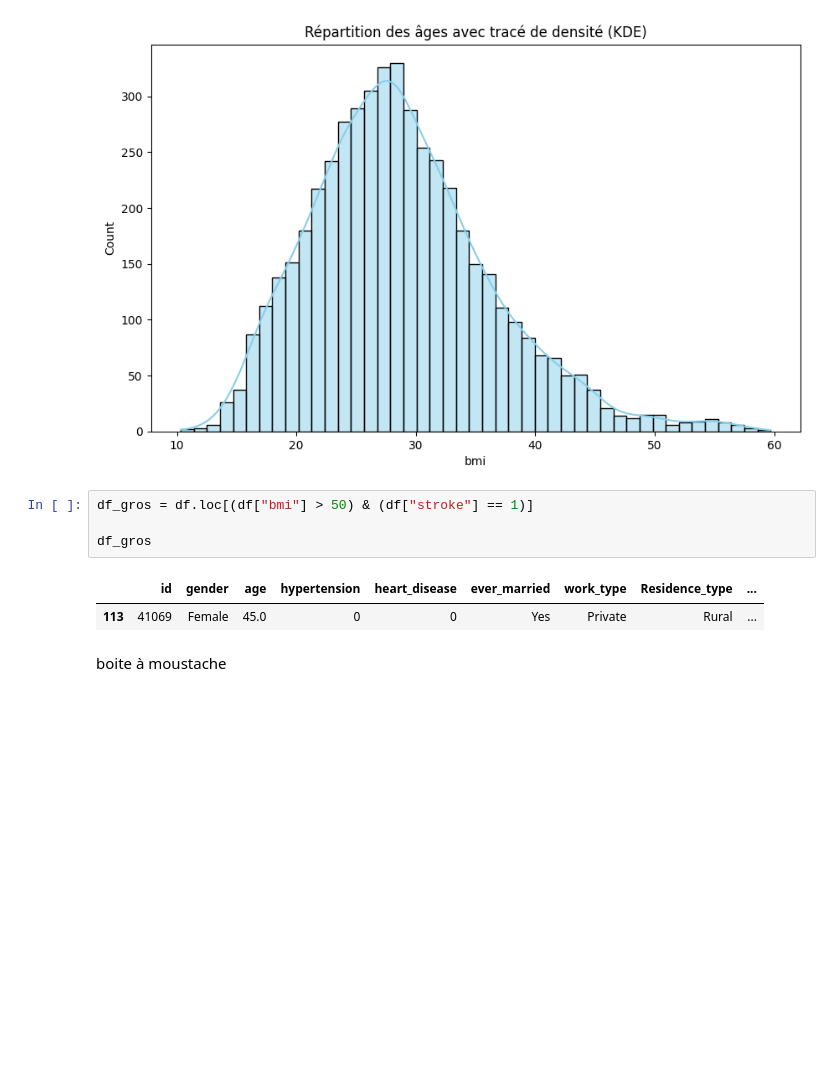
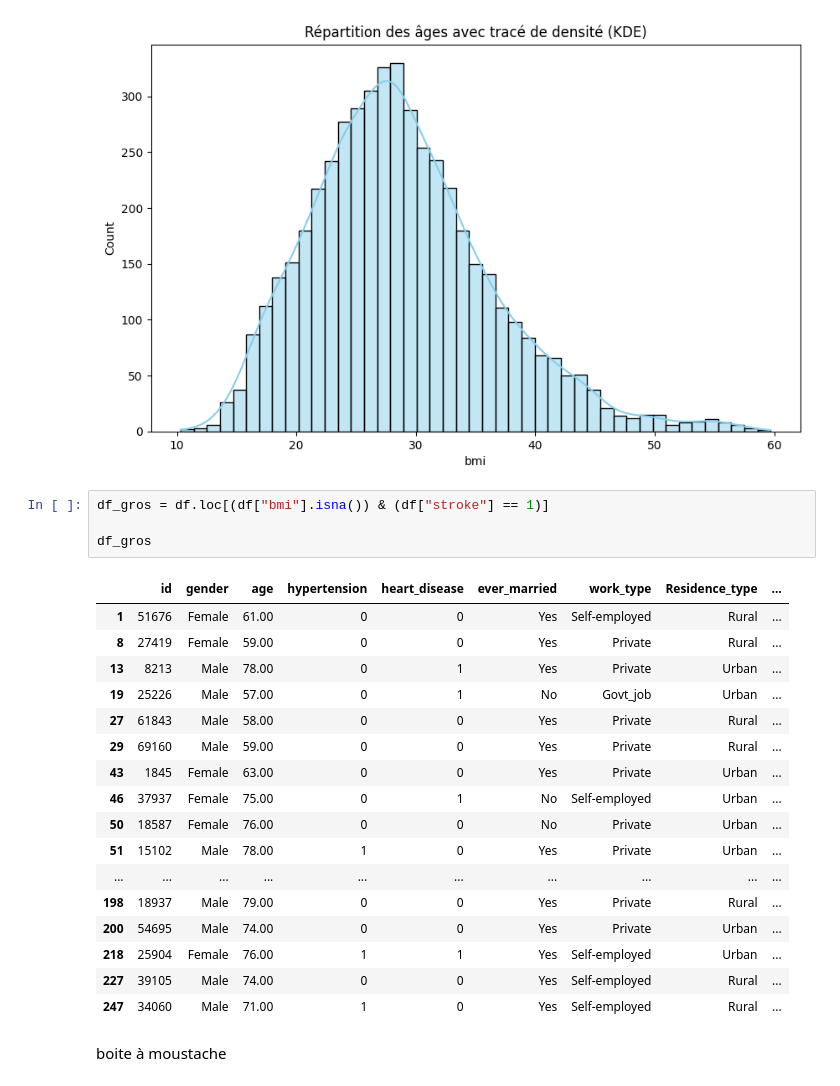
Before and after one commit to Antho-SJ/strocke-alert, a Jupyter notebook: Code/Modele.ipynb, the cells around one changed output. Saved outputs shown, nothing was run; the diff lists cells and outputs as text; blank space fills up the shorter version.

```diff
--- a/Code/Modele.ipynb
+++ b/Code/Modele.ipynb
@@ -292,12 +292,27 @@ plt.show()
 # %% [output]
 [figure]
 # %%
-df_gros = df.loc[(df["bmi"] > 50) & (df["stroke"] == 1)]
+df_gros = df.loc[(df["bmi"].isna()) & (df["stroke"] == 1)]
 
 df_gros
 # %% [output]
 |  | id | gender | age | hypertension | heart_disease | ever_married | work_type | Residence_type | ... |
-| 113 | 41069 | Female | 45.0 | 0 | 0 | Yes | Private | Rural | ... |
+| 1 | 51676 | Female | 61.00 | 0 | 0 | Yes | Self-employed | Rural | ... |
+| 8 | 27419 | Female | 59.00 | 0 | 0 | Yes | Private | Rural | ... |
+| 13 | 8213 | Male | 78.00 | 0 | 1 | Yes | Private | Urban | ... |
+| 19 | 25226 | Male | 57.00 | 0 | 1 | No | Govt_job | Urban | ... |
+| 27 | 61843 | Male | 58.00 | 0 | 0 | Yes | Private | Rural | ... |
+| 29 | 69160 | Male | 59.00 | 0 | 0 | Yes | Private | Rural | ... |
+| 43 | 1845 | Female | 63.00 | 0 | 0 | Yes | Private | Urban | ... |
+| 46 | 37937 | Female | 75.00 | 0 | 1 | No | Self-employed | Urban | ... |
+| 50 | 18587 | Female | 76.00 | 0 | 0 | No | Private | Urban | ... |
+| 51 | 15102 | Male | 78.00 | 1 | 0 | Yes | Private | Urban | ... |
+| ... | ... | ... | ... | ... | ... | ... | ... | ... | ... |
+| 198 | 18937 | Male | 79.00 | 0 | 0 | Yes | Private | Rural | ... |
+| 200 | 54695 | Male | 74.00 | 0 | 0 | Yes | Private | Urban | ... |
+| 218 | 25904 | Female | 76.00 | 1 | 1 | Yes | Self-employed | Urban | ... |
+| 227 | 39105 | Male | 74.00 | 0 | 0 | Yes | Self-employed | Rural | ... |
+| 247 | 34060 | Male | 71.00 | 1 | 0 | Yes | Self-employed | Rural | ... |
 # %% [markdown]
 boite à moustache
 # %% [markdown]
```
